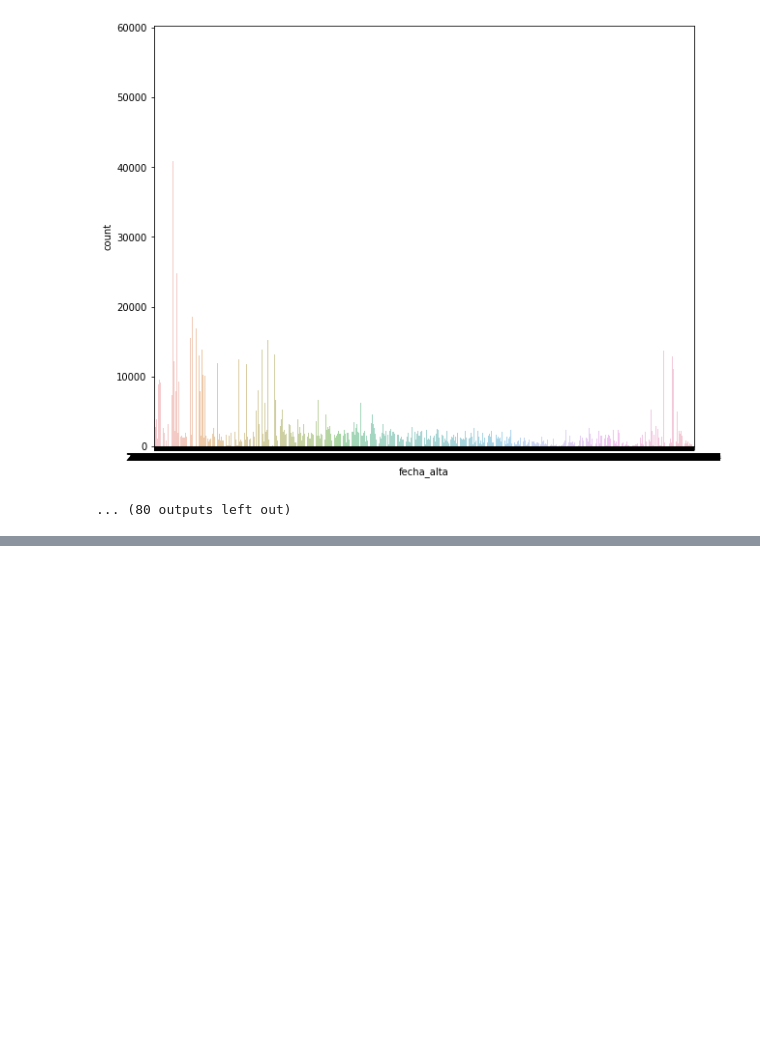
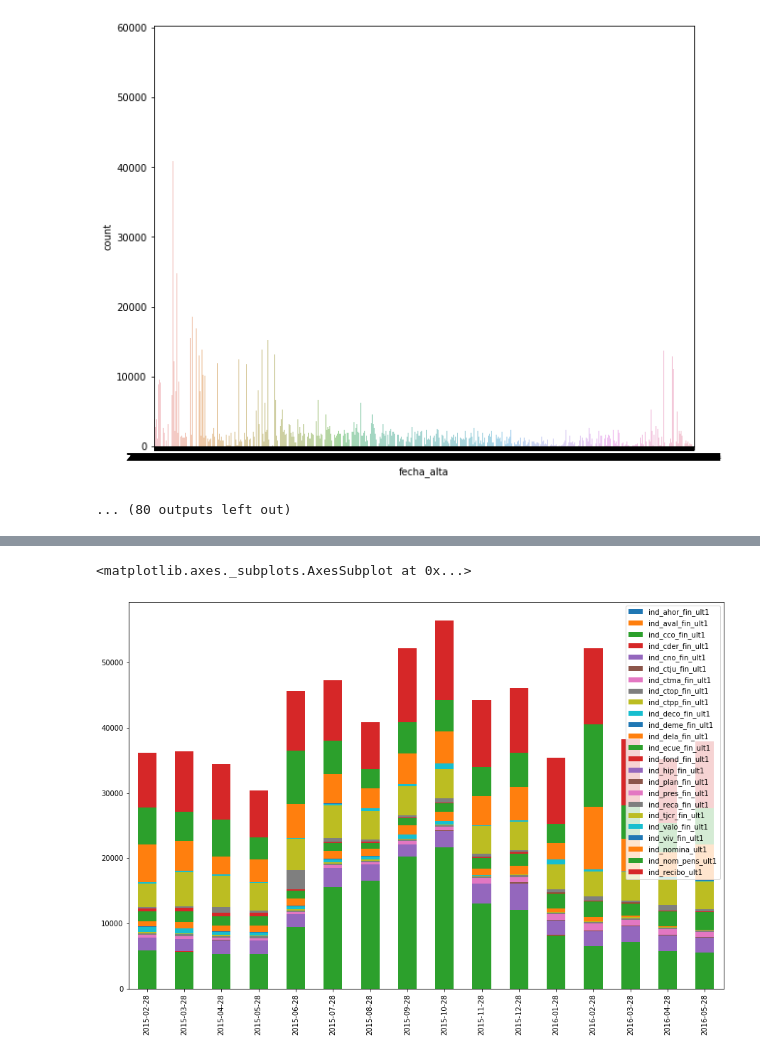
Before and after one commit to 12jeong/Kaggle-beginner, a Jupyter notebook: Santander-Product-Recommendation-Competition/EDA.ipynb, the cells around one changed output, grey strips where cells are left out. Drawn from its saved outputs; the diff is of its cells as text; code cells hidden in the pictures; blank space fills up the shorter version.

```diff
--- a/Santander-Product-Recommendation-Competition/EDA.ipynb
+++ b/Santander-Product-Recommendation-Competition/EDA.ipynb
@@ -257,0 +379,22 @@ col: fecha_alta
+# %%
+trn = pd.read_csv('train_ver2.csv')
+labels = pd.read_csv('labels.csv')
+# %%
+labels['date'] = trn['fecha_dato']
+prod_cols = trn.columns[24:]
+months = trn['fecha_dato'].unique()
+
+label_over_time = []
+for i in range(len(prod_cols)) :
+    label_sum = labels.groupby(['date'])[prod_cols[i]].agg('sum')
+    label_over_time.append(label_sum.tolist())
+
+label_over_time_df = pd.DataFrame(label_over_time).T
+label_over_time_df.index = months
+label_over_time_df.columns = prod_cols
+
+plt.rcParams["figure.figsize"] = (15,10)
+label_over_time_df.iloc[1:].plot.bar(stacked=True) # "2015-01-28 제외"
+# %% [output]
+<matplotlib.axes._subplots.AxesSubplot at 0x...>
+[figure, added]
```
Also changed, not shown: parts of 44 cells of this notebook.
